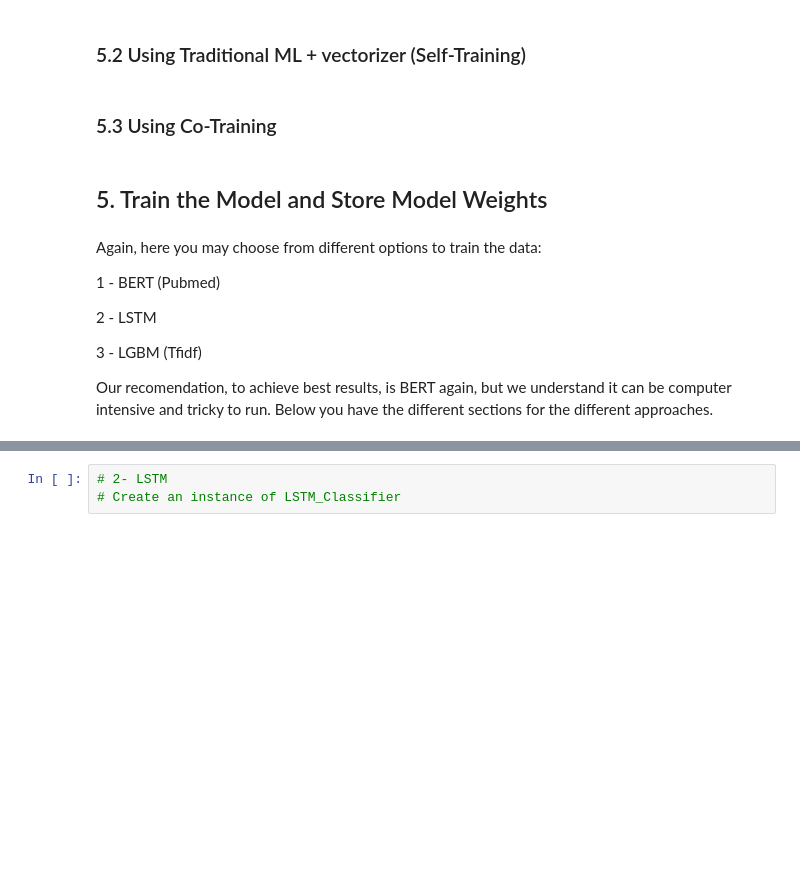
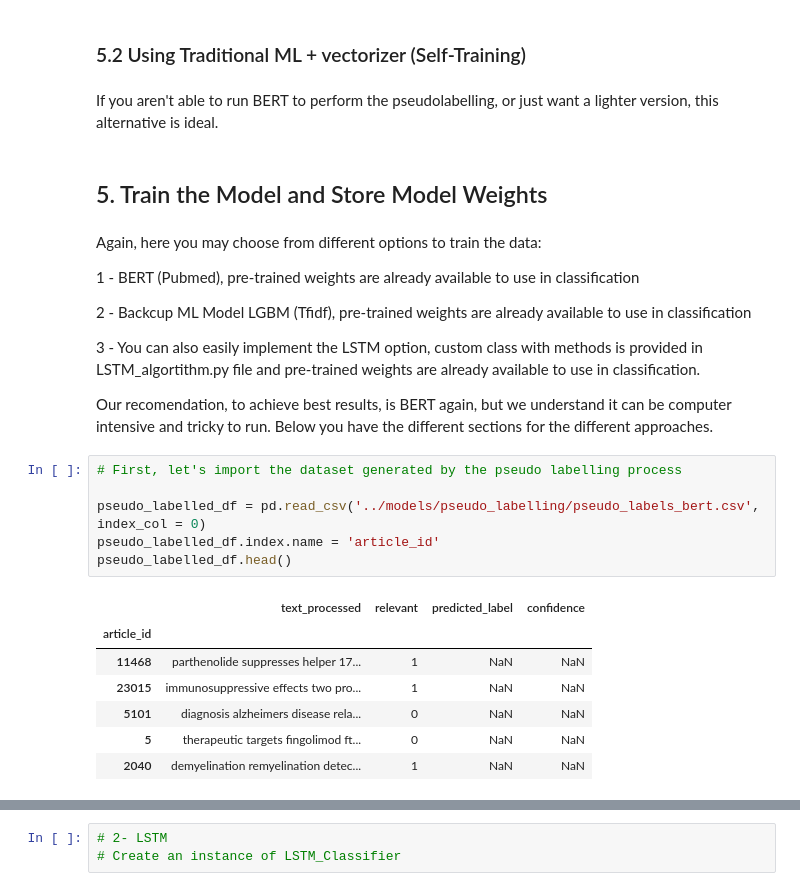
Before and after one commit to franciscogomes1999/GregoryAIxNovaSBE, a Jupyter notebook: notebooks_to_run/training_model.ipynb, the cells around one changed output, grey strips where cells are left out. Cells and saved outputs as stored; diff of their text form; blank space fills up the shorter version.

```diff
--- a/notebooks_to_run/training_model.ipynb
+++ b/notebooks_to_run/training_model.ipynb
@@ -319,17 +303,32 @@ final_labelled_train_df
 # %% [markdown]
 ### 5.2 Using Traditional ML + vectorizer (Self-Training)
-# %% [markdown]
-### 5.3 Using Co-Training
+# %% [markdown]
+If you aren't able to run BERT to perform the pseudolabelling,
+or just want a lighter version, this alternative is ideal.
 # %% [markdown]
 ## 5. Train the Model and Store Model Weights
 # %% [markdown]
 Again, here you may choose from different options to train the data:
 
-1 - BERT (Pubmed)
+1 - BERT (Pubmed), pre-trained weights are already available to use in classification
 
-2 - LSTM
+2 - Backcup ML Model LGBM (Tfidf), pre-trained weights are already available to use in classification
 
-3 - LGBM (Tfidf)
+3 - You can also easily implement the LSTM option, custom class with methods is provided in LSTM_algortithm.py file and pre-trained weights are already available to use in classification.
 
 Our recomendation, to achieve best results, is BERT again, but we understand it can be computer intensive and tricky to run.
 Below you have the different sections for the different approaches.
+# %%
+# First, let's import the dataset generated by the pseudo labelling process
+
+pseudo_labelled_df = pd.read_csv('../models/pseudo_labelling/pseudo_labels_bert.csv', index_col = 0)
+pseudo_labelled_df.index.name = 'article_id'
+pseudo_labelled_df.head()
+# %% [output]
+|  | text_processed | relevant | predicted_label | confidence |
+| article_id |  |  |  |  |
+| 11468 | parthenolide suppresses helper 17... | 1 | NaN | NaN |
+| 23015 | immunosuppressive effects two pro... | 1 | NaN | NaN |
+| 5101 | diagnosis alzheimers disease rela... | 0 | NaN | NaN |
+| 5 | therapeutic targets fingolimod ft... | 0 | NaN | NaN |
+| 2040 | demyelination remyelination detec... | 1 | NaN | NaN |
```
Also changed, not shown: parts of 10 cells of this notebook, 5 other files.
